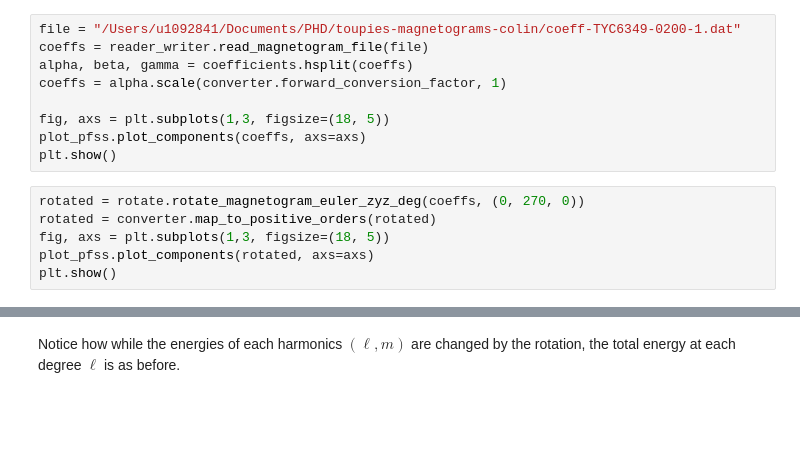
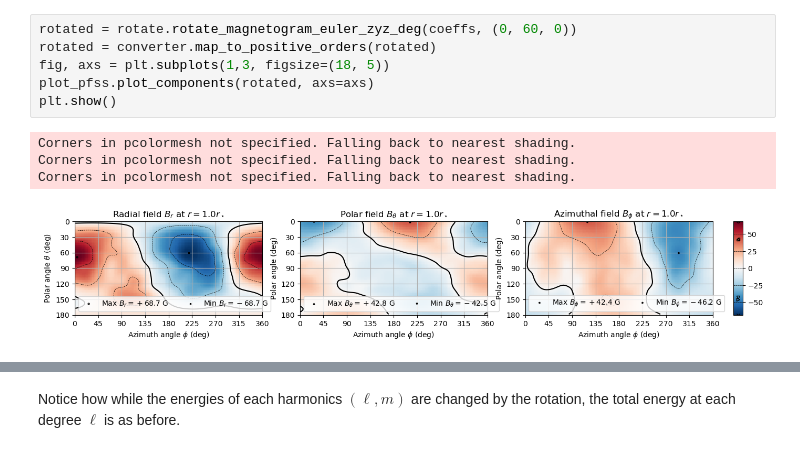
Before and after one commit to svaberg/starwinds-magnetogram, a Jupyter notebook: docs/Magnetogram_manipulation.ipynb, the cells around one changed output, grey strips where cells are left out. Saved outputs shown, nothing was run; the diff lists cells and outputs as text; blank space fills up the shorter version.

```diff
--- a/docs/Magnetogram_manipulation.ipynb
+++ b/docs/Magnetogram_manipulation.ipynb
@@ -41,16 +87,12 @@ plot_pfss.plot_components(coeffs, axs=axs)
 The PFSS magnetogram is entirely determined by the radial coefficients, so it should not be surprising that the polar and azimuthal coefficients change when the radial coefficients are rotated.
 # %%
-file = "/Users/u1092841/Documents/PHD/toupies-magnetograms-colin/coeff-TYC6349-0200-1.dat"
-coeffs = reader_writer.read_magnetogram_file(file)
-alpha, beta, gamma = coefficients.hsplit(coeffs)
-coeffs = alpha.scale(converter.forward_conversion_factor, 1)
-
+rotated = rotate.rotate_magnetogram_euler_zyz_deg(coeffs, (0, 60, 0))
+rotated = converter.map_to_positive_orders(rotated)
 fig, axs = plt.subplots(1,3, figsize=(18, 5))
-plot_pfss.plot_components(coeffs, axs=axs)
+plot_pfss.plot_components(rotated, axs=axs)
 plt.show()
+# %% [output]
+Corners in pcolormesh not specified. Falling back to nearest shading.
+Corners in pcolormesh not specified. Falling back to nearest shading.
+Corners in pcolormesh not specified. Falling back to nearest shading.
+[figure, added]
-# %%
-rotated = rotate.rotate_magnetogram_euler_zyz_deg(coeffs, (0, 270, 0))
-rotated = converter.map_to_positive_orders(rotated)
-fig, axs = plt.subplots(1,3, figsize=(18, 5))
-plot_pfss.plot_components(rotated, axs=axs)
-plt.show()
```
Also changed, not shown: parts of 18 cells of this notebook.
